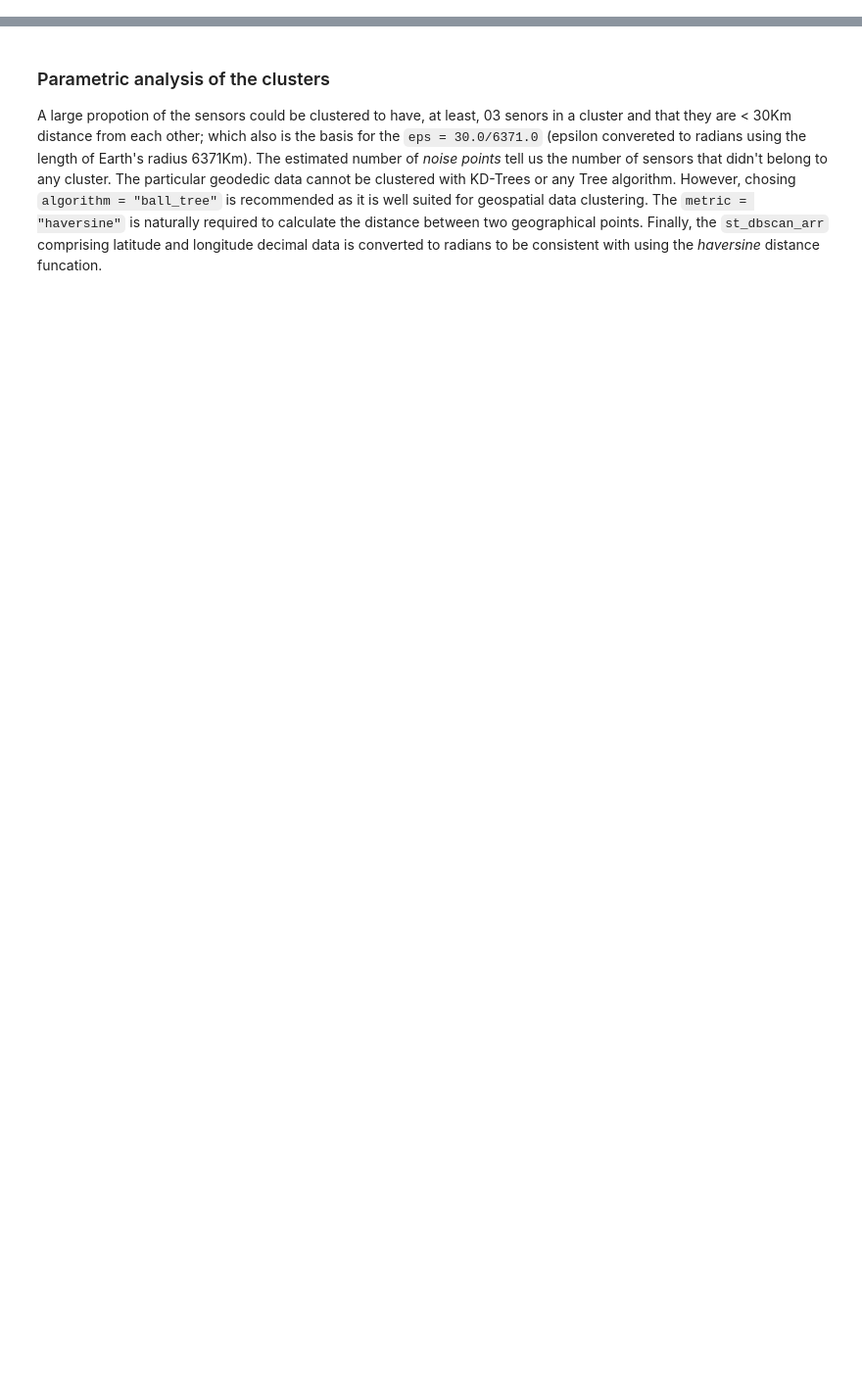
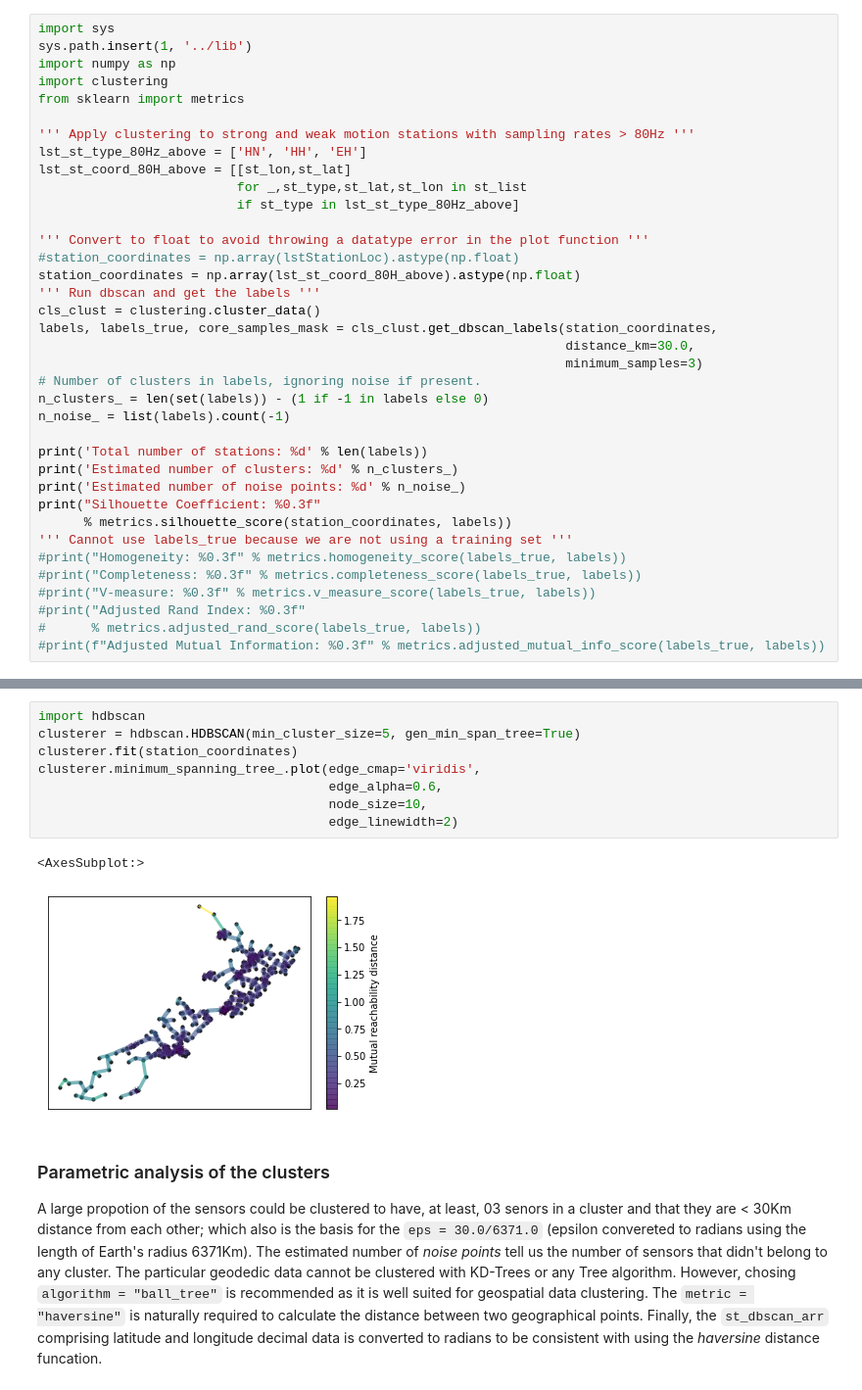
Before and after one commit to waidyanatha/quasar, a Jupyter notebook: notebooks/1a_shield_network_cluster_maps.ipynb, the cells around one changed output, grey strips where cells are left out. Shown at 98% size. Cells and saved outputs as stored; diff of their text form; blank space fills up the shorter version.

```diff
--- a/notebooks/1a_shield_network_cluster_maps.ipynb
+++ b/notebooks/1a_shield_network_cluster_maps.ipynb
@@ -144,0 +209,37 @@ def get_dbscan_labels(st_arr):
+# %%
+import sys
+sys.path.insert(1, '../lib')
+import numpy as np
+import clustering
+from sklearn import metrics
+
+''' Apply clustering to strong and weak motion stations with sampling rates > 80Hz '''
+lst_st_type_80Hz_above = ['HN', 'HH', 'EH']
+lst_st_coord_80H_above = [[st_lon,st_lat]
+                          for _,st_type,st_lat,st_lon in st_list
+                          if st_type in lst_st_type_80Hz_above]
+
+''' Convert to float to avoid throwing a datatype error in the plot function '''
+#station_coordinates = np.array(lstStationLoc).astype(np.float)
+station_coordinates = np.array(lst_st_coord_80H_above).astype(np.float)
+''' Run dbscan and get the labels '''
+cls_clust = clustering.cluster_data()
+labels, labels_true, core_samples_mask = cls_clust.get_dbscan_labels(station_coordinates,
+                                                                     distance_km=30.0,
+                                                                     minimum_samples=3)
+# Number of clusters in labels, ignoring noise if present.
+n_clusters_ = len(set(labels)) - (1 if -1 in labels else 0)
+n_noise_ = list(labels).count(-1)
+
+print('Total number of stations: %d' % len(labels))
+print('Estimated number of clusters: %d' % n_clusters_)
+print('Estimated number of noise points: %d' % n_noise_)
+print("Silhouette Coefficient: %0.3f"
+      % metrics.silhouette_score(station_coordinates, labels))
+''' Cannot use labels_true because we are not using a training set '''
+#print("Homogeneity: %0.3f" % metrics.homogeneity_score(labels_true, labels))
+#print("Completeness: %0.3f" % metrics.completeness_score(labels_true, labels))
+#print("V-measure: %0.3f" % metrics.v_measure_score(labels_true, labels))
+#print("Adjusted Rand Index: %0.3f"
+#      % metrics.adjusted_rand_score(labels_true, labels))
+#print(f"Adjusted Mutual Information: %0.3f" % metrics.adjusted_mutual_info_score(labels_true, labels))
@@ -145,3 +253,14 @@ def get_dbscan_labels(st_arr):
+# %%
+import hdbscan
+clusterer = hdbscan.HDBSCAN(min_cluster_size=5, gen_min_span_tree=True)
+clusterer.fit(station_coordinates)
+clusterer.minimum_spanning_tree_.plot(edge_cmap='viridis',
+                                      edge_alpha=0.6,
+                                      node_size=10,
+                                      edge_linewidth=2)
+# %% [output]
+<AxesSubplot:>
+[figure, added]
 # %% [markdown]
 ### Parametric analysis of the clusters
 
```
Also changed, not shown: parts of 19 cells of this notebook, 10 other files.
